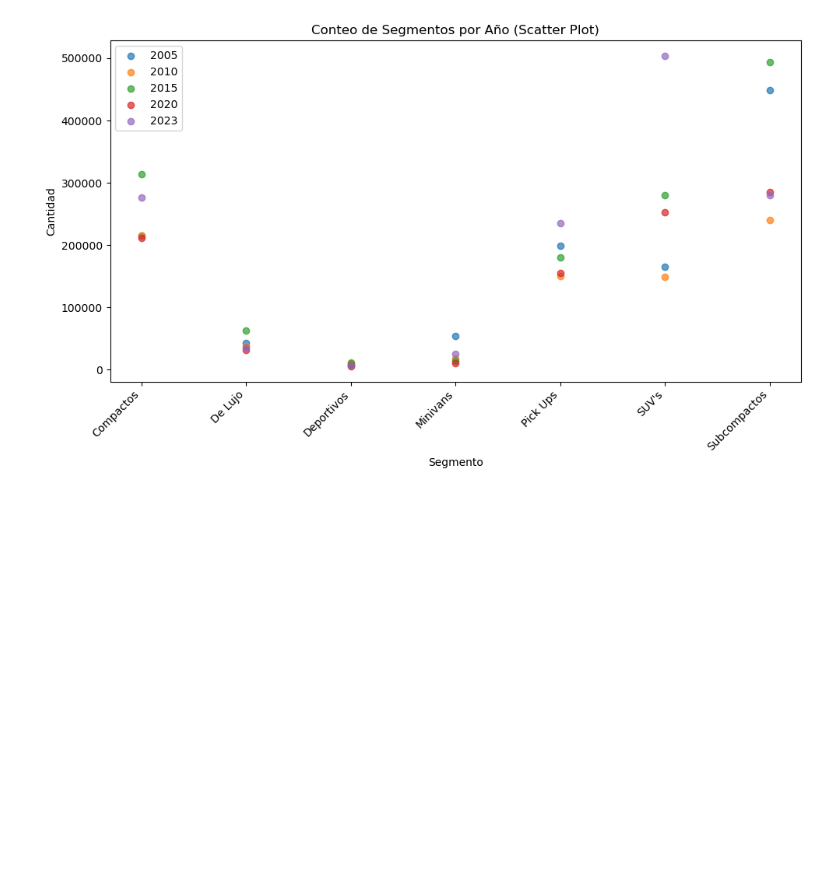
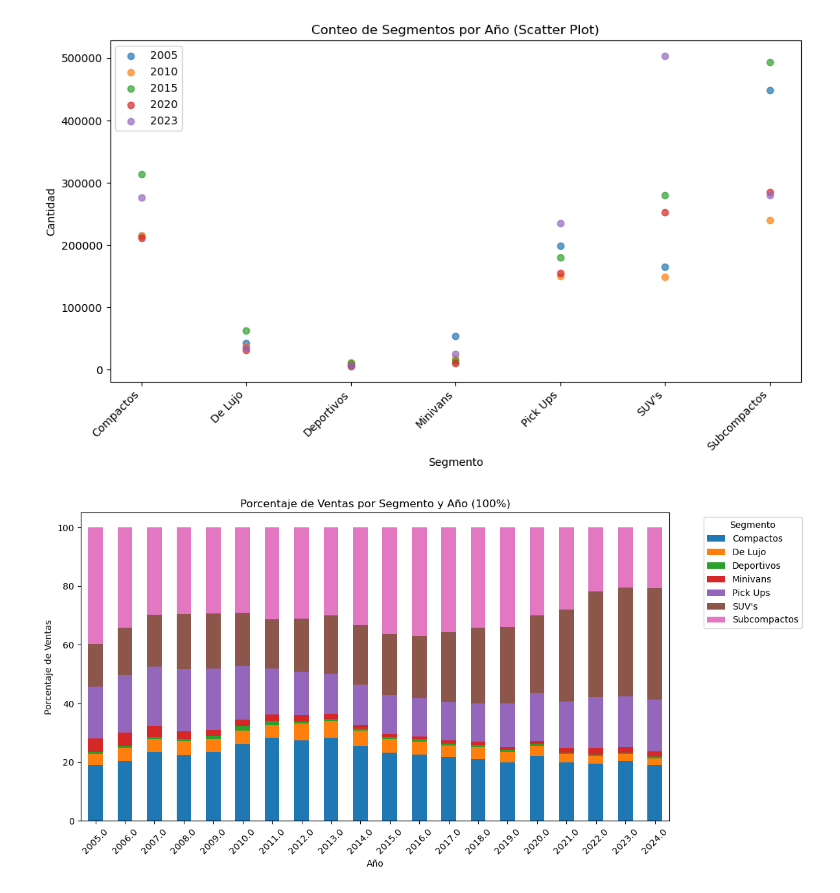
Before and after one commit to AngelesVillagrana/Project-1, a Jupyter notebook: Project-1-Car-Sales.ipynb, the cells around one changed output. Drawn from its saved outputs; the diff is of its cells as text; code cells hidden in the pictures; blank space fills up the shorter version.

```diff
--- a/Project-1-Car-Sales.ipynb
+++ b/Project-1-Car-Sales.ipynb
@@ -198,3 +214,21 @@ plt.tight_layout()
 plt.show()
 # %% [output]
 [figure]
+# %%
+#Calcular el total de ventas por año
+ventas_por_ano = df_CarsMex.groupby('Año')['Cantidad'].sum()
+# Agrupar por año y segmento, y sumar las ventas
+ventas_por_segmento_ano = df_CarsMex.groupby(['Año', 'Segmento'])['Cantidad'].sum().unstack()
+# Calcular el porcentaje de ventas de cada segmento por año
+porcentaje_ventas = ventas_por_segmento_ano.div(ventas_por_ano, axis=0) * 100
+# Graficar la gráfica de barras de 100%
+porcentaje_ventas.plot(kind='bar', stacked=True, figsize=(12, 6))
+plt.title('Porcentaje de Ventas por Segmento y Año (100%)')
+plt.xlabel('Año')
+plt.ylabel('Porcentaje de Ventas')
+plt.xticks(rotation=45)
+plt.legend(title='Segmento', bbox_to_anchor=(1.05, 1), loc='upper left')
+plt.tight_layout()
+plt.show()
+# %% [output]
+[figure, added]
```
Also changed, not shown: parts of 24 cells of this notebook, 1 other file.
